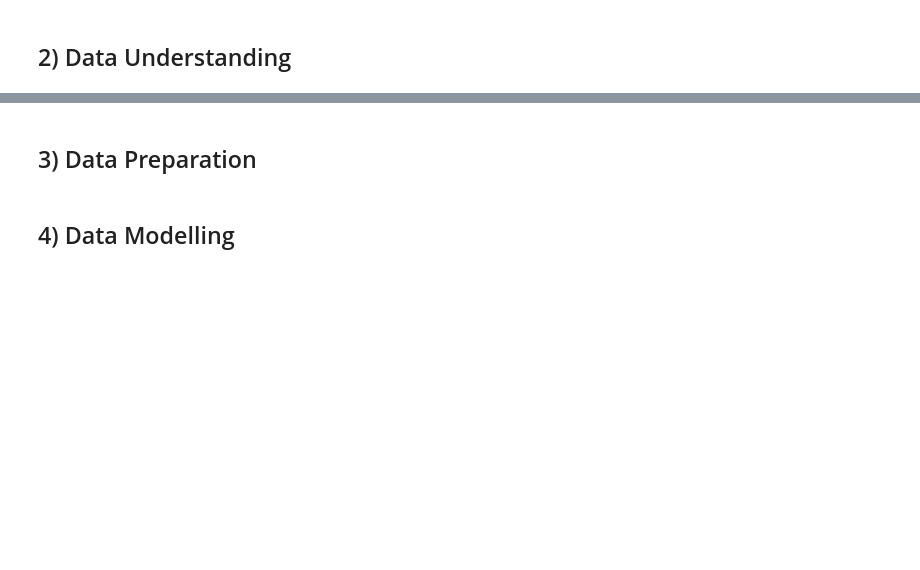
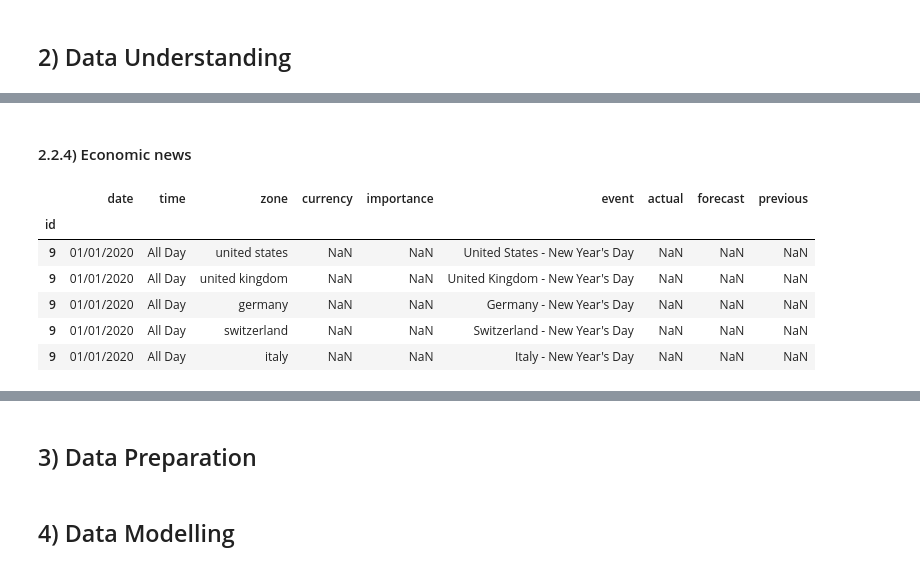
Before and after one commit to eugene-maina72/FX-trading-bot-EUR-USD, a Jupyter notebook: notebook.ipynb, the cells around one changed output, grey strips where cells are left out. Cells and saved outputs as stored; diff of their text form; code cells hidden in the pictures; blank space fills up the shorter version.

Commit message:
Datasets loaded

```diff
--- a/notebook.ipynb
+++ b/notebook.ipynb
@@ -278,0 +422,16 @@ _These aren't opinions — they will be statistically proven in Data Understandi
+# %% [markdown]
+#### 2.2.4) Economic news
+# %%
+# Loading the economic news data set
+
+events_df = pd.read_csv("data/economic calendar dataset/Calender_data.csv", index_col='id')
+
+events_df.head()
+# %% [output]
+|  | date | time | zone | currency | importance | event | actual | forecast | previous |
+| id |  |  |  |  |  |  |  |  |  |
+| 9 | 01/01/2020 | All Day | united states | NaN | NaN | United States - New Year's Day | NaN | NaN | NaN |
+| 9 | 01/01/2020 | All Day | united kingdom | NaN | NaN | United Kingdom - New Year's Day | NaN | NaN | NaN |
+| 9 | 01/01/2020 | All Day | germany | NaN | NaN | Germany - New Year's Day | NaN | NaN | NaN |
+| 9 | 01/01/2020 | All Day | switzerland | NaN | NaN | Switzerland - New Year's Day | NaN | NaN | NaN |
+| 9 | 01/01/2020 | All Day | italy | NaN | NaN | Italy - New Year's Day | NaN | NaN | NaN |
```
Also changed, not shown: parts of 23 cells of this notebook, 3 other files.
